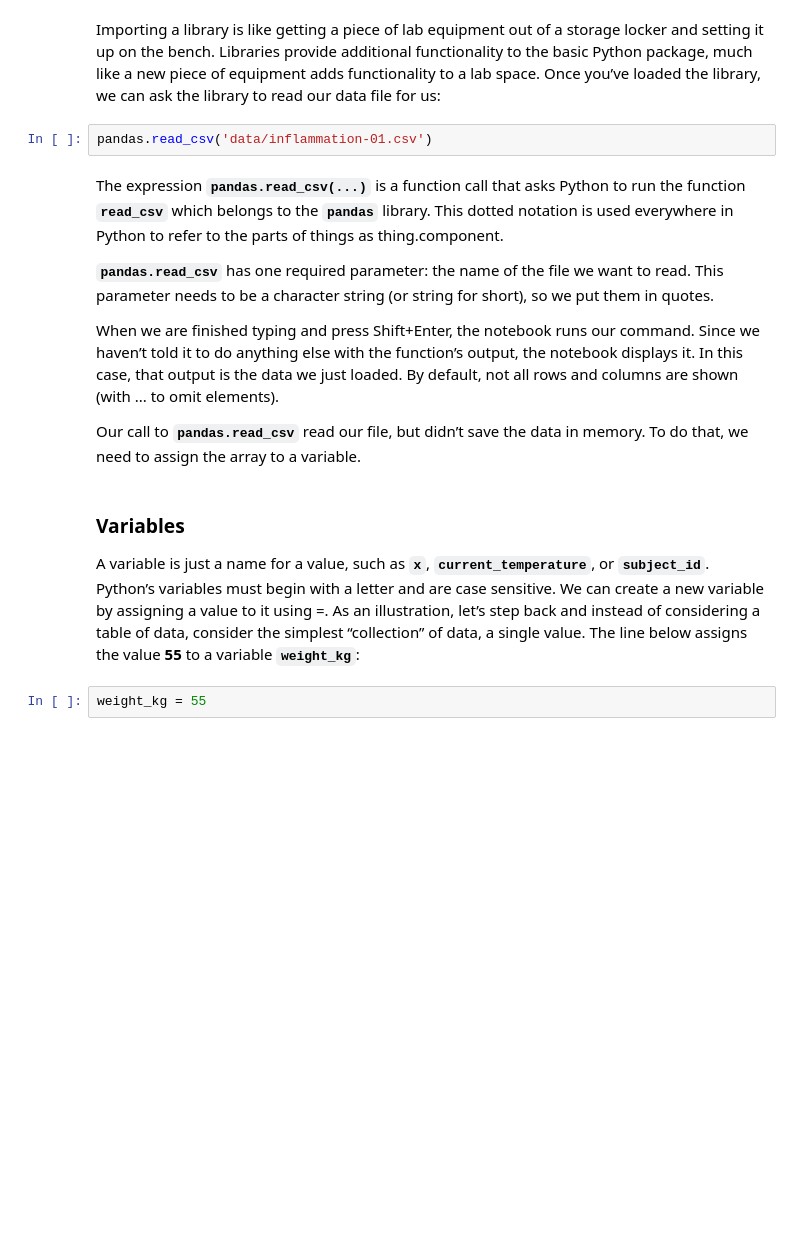
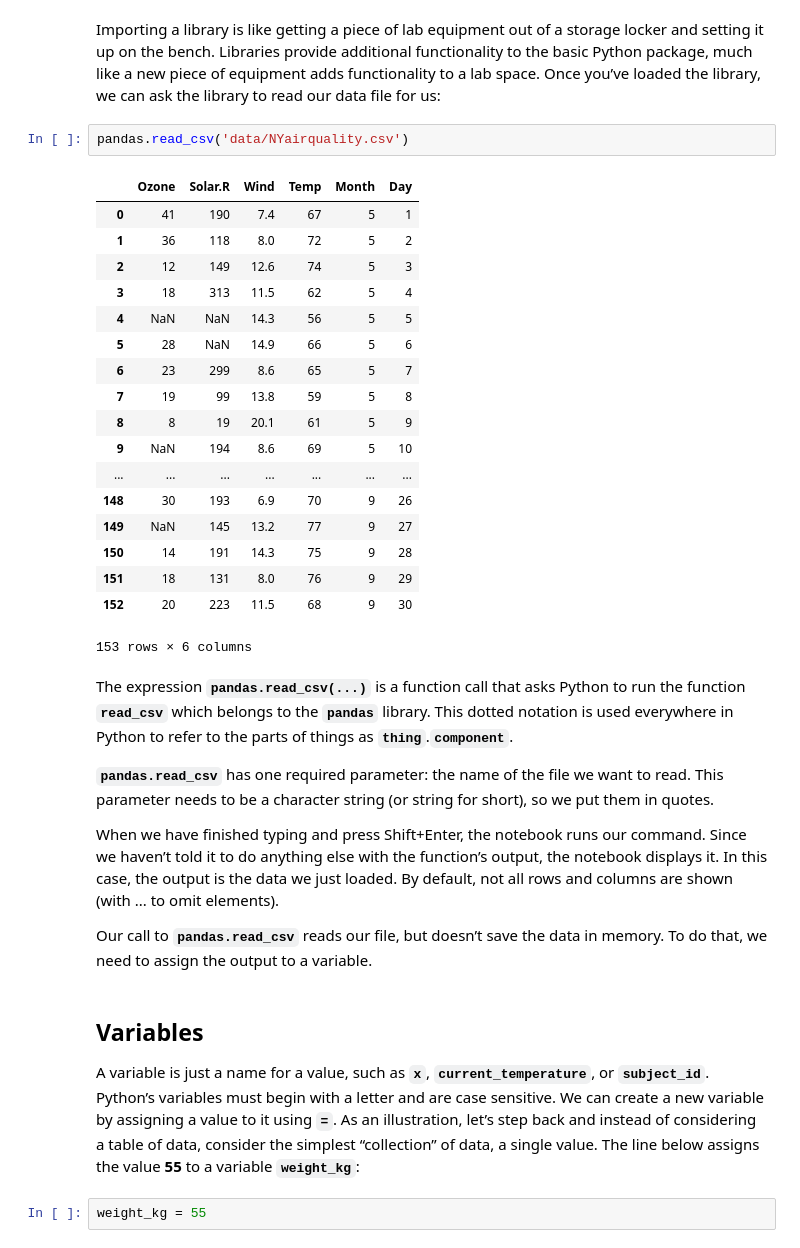
Before and after one commit to CurtinIDS/python-workshop-20160627, a Jupyter notebook: PythonWorkshop.ipynb, the cells around one changed output. Saved outputs shown, nothing was run; the diff lists cells and outputs as text; blank space fills up the shorter version.

```diff
--- a/PythonWorkshop.ipynb
+++ b/PythonWorkshop.ipynb
@@ -28,19 +37,38 @@ import pandas
 # %% [markdown]
 Importing a library is like getting a piece of lab equipment out of a storage locker and setting it up on the bench. Libraries provide additional functionality to the basic Python package, much like a new piece of equipment adds functionality to a lab space. Once you’ve loaded the library, we can ask the library to read our data file for us:
 # %%
-pandas.read_csv('data/inflammation-01.csv')
+pandas.read_csv('data/NYairquality.csv')
+# %% [output]
+|  | Ozone | Solar.R | Wind | Temp | Month | Day |
+| 0 | 41 | 190 | 7.4 | 67 | 5 | 1 |
+| 1 | 36 | 118 | 8.0 | 72 | 5 | 2 |
+| 2 | 12 | 149 | 12.6 | 74 | 5 | 3 |
+| 3 | 18 | 313 | 11.5 | 62 | 5 | 4 |
+| 4 | NaN | NaN | 14.3 | 56 | 5 | 5 |
+| 5 | 28 | NaN | 14.9 | 66 | 5 | 6 |
+| 6 | 23 | 299 | 8.6 | 65 | 5 | 7 |
+| 7 | 19 | 99 | 13.8 | 59 | 5 | 8 |
+| 8 | 8 | 19 | 20.1 | 61 | 5 | 9 |
+| 9 | NaN | 194 | 8.6 | 69 | 5 | 10 |
+| ... | ... | ... | ... | ... | ... | ... |
+| 148 | 30 | 193 | 6.9 | 70 | 9 | 26 |
+| 149 | NaN | 145 | 13.2 | 77 | 9 | 27 |
+| 150 | 14 | 191 | 14.3 | 75 | 9 | 28 |
+| 151 | 18 | 131 | 8.0 | 76 | 9 | 29 |
+| 152 | 20 | 223 | 11.5 | 68 | 9 | 30 |
+153 rows × 6 columns
 # %% [markdown]
-The expression __`pandas.read_csv(...)`__ is a function call that asks Python to run the function __`read_csv`__ which belongs to the __`pandas`__ library. This dotted notation is used everywhere in Python to refer to the parts of things as thing.component.
+The expression __`pandas.read_csv(...)`__ is a function call that asks Python to run the function __`read_csv`__ which belongs to the __`pandas`__ library. This dotted notation is used everywhere in Python to refer to the parts of things as __`thing`__.__`component`__.
 
 __`pandas.read_csv`__ has one required parameter: the name of the file we want to read. This parameter needs to be a character string (or string for short), so we put them in quotes.
 
-When we are finished typing and press Shift+Enter, the notebook runs our command. Since we haven’t told it to do anything else with the function’s output, the notebook displays it. In this case, that output is the data we just loaded. By default, not all rows and columns are shown (with ... to omit elements).
+When we have finished typing and press Shift+Enter, the notebook runs our command. Since we haven’t told it to do anything else with the function’s output, the notebook displays it. In this case, the output is the data we just loaded. By default, not all rows and columns are shown (with ... to omit elements).
 
-Our call to __`pandas.read_csv`__ read our file, but didn’t save the data in memory. To do that, we need to assign the array to a variable.
+Our call to __`pandas.read_csv`__ reads our file, but doesn’t save the data in memory. To do that, we need to assign the output to a variable.
 # %% [markdown]
-### Variables
+## Variables
 
-A variable is just a name for a value, such as __`x`__, __`current_temperature`__, or __`subject_id`__. Python’s variables must begin with a letter and are case sensitive. We can create a new variable by assigning a value to it using =. As an illustration, let’s step back and instead of considering a table of data, consider the simplest “collection” of data, a single value. The line below assigns the value __55__ to a variable __`weight_kg`__:
+A variable is just a name for a value, such as __`x`__, __`current_temperature`__, or __`subject_id`__. Python’s variables must begin with a letter and are case sensitive. We can create a new variable by assigning a value to it using __`=`__. As an illustration, let’s step back and instead of considering a table of data, consider the simplest “collection” of data, a single value. The line below assigns the value __55__ to a variable __`weight_kg`__:
 # %%
 weight_kg = 55
 # %% [markdown]
```
Also changed, not shown: parts of 45 cells of this notebook, 1 other file.
